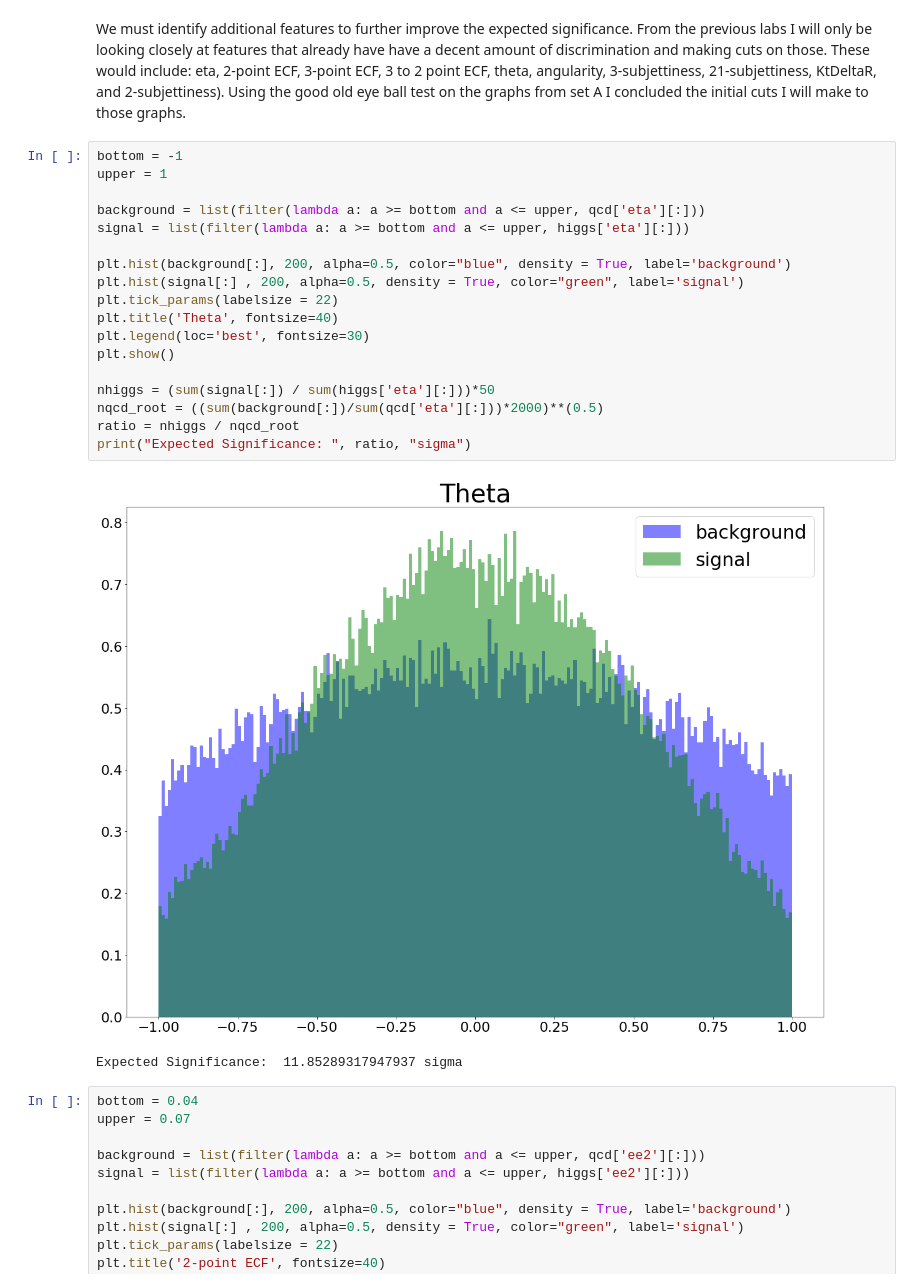
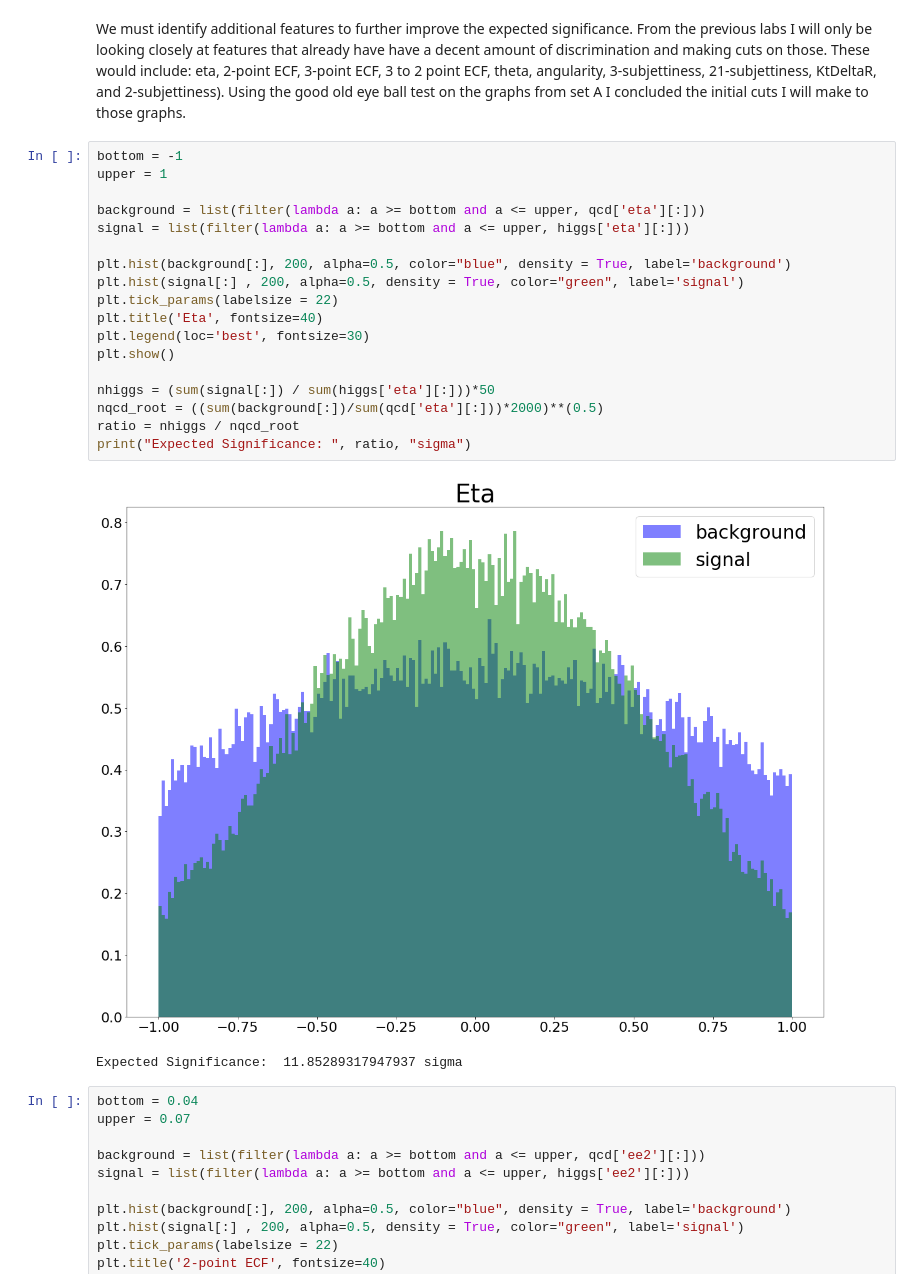
Before and after one commit to ardenchaing/Phys-434, a Jupyter notebook: Lab8.ipynb, the cells around one changed output. Cells and saved outputs as stored; diff of their text form.

```diff
--- a/Lab8.ipynb
+++ b/Lab8.ipynb
@@ -424,23 +424,23 @@ We must identify additional features to further improve the expected significanc
 # %%
 bottom = -1
 upper = 1
 
 background = list(filter(lambda a: a >= bottom and a <= upper, qcd['eta'][:]))
 signal = list(filter(lambda a: a >= bottom and a <= upper, higgs['eta'][:]))
 
 plt.hist(background[:], 200, alpha=0.5, color="blue", density = True, label='background')
 plt.hist(signal[:] , 200, alpha=0.5, density = True, color="green", label='signal')
 plt.tick_params(labelsize = 22)
-plt.title('Theta', fontsize=40)
+plt.title('Eta', fontsize=40)
 plt.legend(loc='best', fontsize=30)
 plt.show()
 
 nhiggs = (sum(signal[:]) / sum(higgs['eta'][:]))*50
 nqcd_root = ((sum(background[:])/sum(qcd['eta'][:]))*2000)**(0.5)
 ratio = nhiggs / nqcd_root
 print("Expected Significance: ", ratio, "sigma")
 # %% [output]
-[figure, old version]
+[figure, new version]
 Expected Significance:  11.85289317947937 sigma
 # %%
 bottom = 0.04
```
Also changed, not shown: parts of 16 cells of this notebook, 1 other file.
